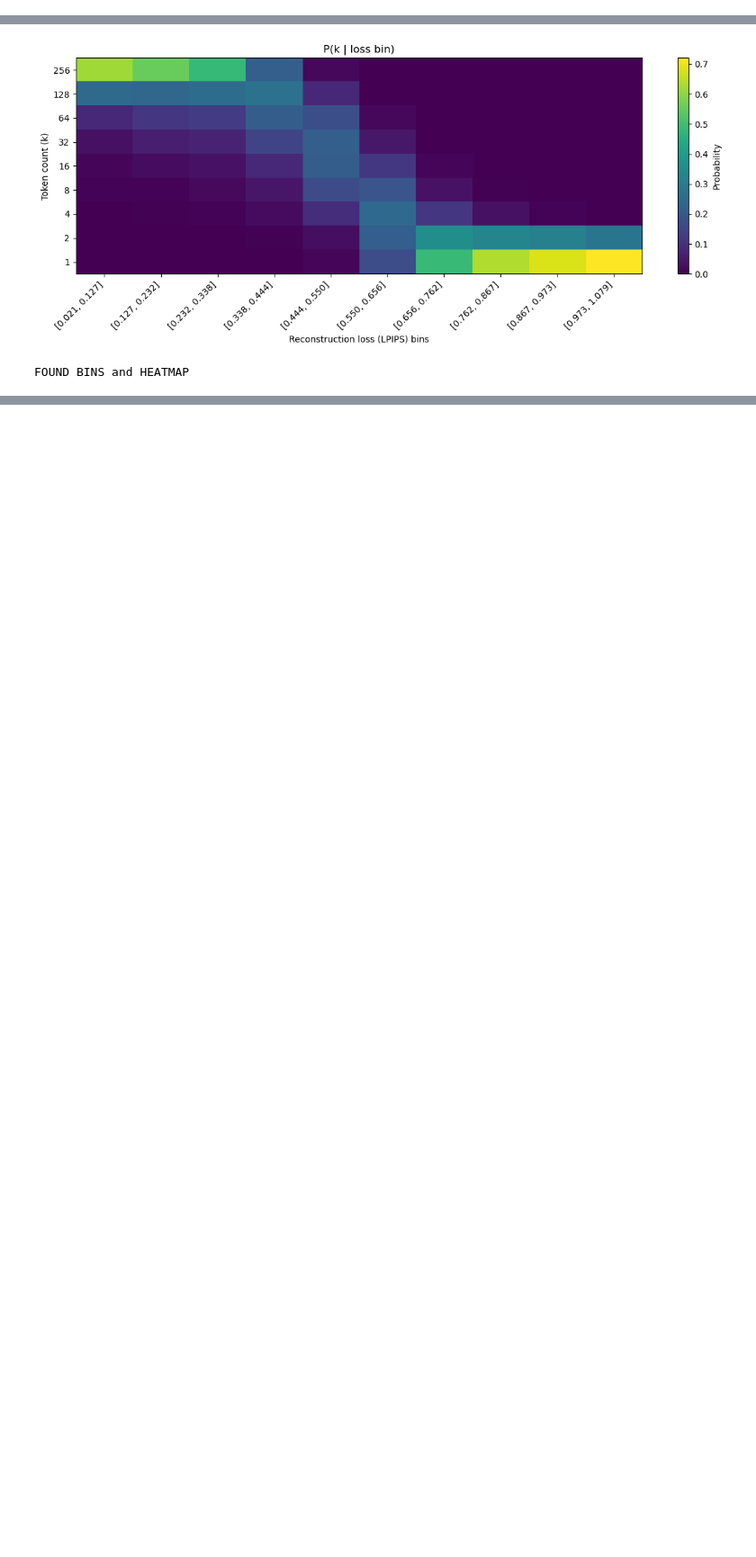
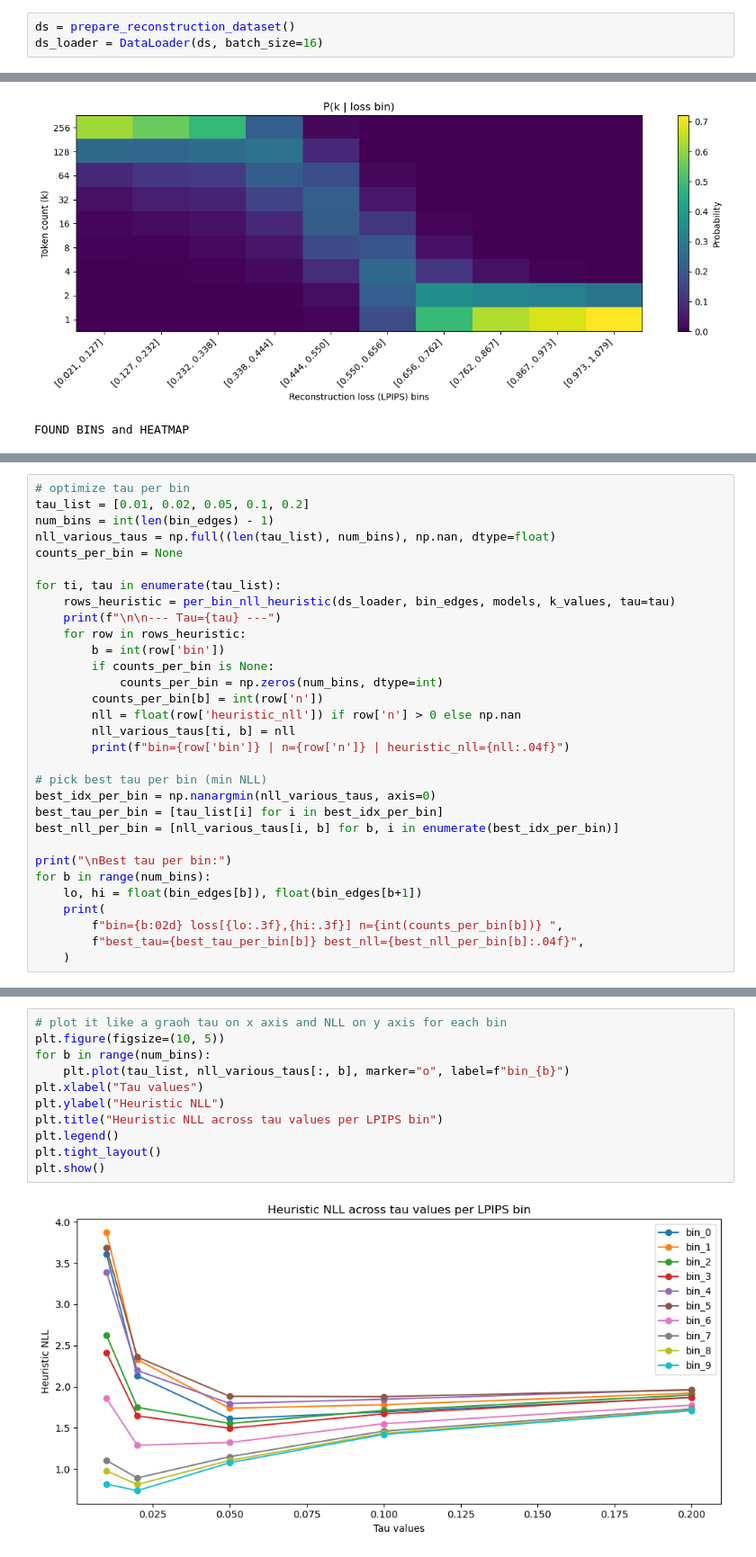
Before and after one commit to hevra01/thesis, a Jupyter notebook: notebooks/baselines/lower_bound/lpips_given_recon_loss_find_token_count.ipynb, the cells around one changed output, grey strips where cells are left out. Shown at 90% size. Saved outputs shown, nothing was run; the diff lists cells and outputs as text; blank space fills up the shorter version.

```diff
--- a/notebooks/baselines/lower_bound/lpips_given_recon_loss_find_token_count.ipynb
+++ b/notebooks/baselines/lower_bound/lpips_given_recon_loss_find_token_count.ipynb
@@ -430,3 +399,6 @@ def plot_per_bin_nll(rows, title="Per-bin NLL: baseline vs method"):
+# %%
+ds = prepare_reconstruction_dataset()
+ds_loader = DataLoader(ds, batch_size=16)
 # %%
 k_values = [1,2,4,8,16,32,64,128,256]
 k_to_idx = {k:i for i,k in enumerate(k_values)}
@@ -480,0 +474,31 @@ plot_per_bin_nll(rows, title="Per-bin NLL (tau=0.05)")
+# %%
+# optimize tau per bin
+tau_list = [0.01, 0.02, 0.05, 0.1, 0.2]
+num_bins = int(len(bin_edges) - 1)
+nll_various_taus = np.full((len(tau_list), num_bins), np.nan, dtype=float)
+counts_per_bin = None
+
+for ti, tau in enumerate(tau_list):
+    rows_heuristic = per_bin_nll_heuristic(ds_loader, bin_edges, models, k_values, tau=tau)
+    print(f"\n\n--- Tau={tau} ---")
+    for row in rows_heuristic:
+        b = int(row['bin'])
+        if counts_per_bin is None:
+            counts_per_bin = np.zeros(num_bins, dtype=int)
+        counts_per_bin[b] = int(row['n'])
+        nll = float(row['heuristic_nll']) if row['n'] > 0 else np.nan
+        nll_various_taus[ti, b] = nll
+        print(f"bin={row['bin']} | n={row['n']} | heuristic_nll={nll:.04f}")
+
+# pick best tau per bin (min NLL)
+best_idx_per_bin = np.nanargmin(nll_various_taus, axis=0)
+best_tau_per_bin = [tau_list[i] for i in best_idx_per_bin]
+best_nll_per_bin = [nll_various_taus[i, b] for b, i in enumerate(best_idx_per_bin)]
+
+print("\nBest tau per bin:")
+for b in range(num_bins):
+    lo, hi = float(bin_edges[b]), float(bin_edges[b+1])
+    print(
+        f"bin={b:02d} loss[{lo:.3f},{hi:.3f}] n={int(counts_per_bin[b])} ",
+        f"best_tau={best_tau_per_bin[b]} best_nll={best_nll_per_bin[b]:.04f}",
+    )
@@ -480,0 +523,13 @@ plot_per_bin_nll(rows, title="Per-bin NLL (tau=0.05)")
+# %%
+# plot it like a graoh tau on x axis and NLL on y axis for each bin
+plt.figure(figsize=(10, 5))
+for b in range(num_bins):
+    plt.plot(tau_list, nll_various_taus[:, b], marker="o", label=f"bin_{b}")
+plt.xlabel("Tau values")
+plt.ylabel("Heuristic NLL")
+plt.title("Heuristic NLL across tau values per LPIPS bin")
+plt.legend()
+plt.tight_layout()
+plt.show()
+# %% [output]
+[figure, added]
```
Also changed, not shown: parts of 17 cells of this notebook, 1 other file.
